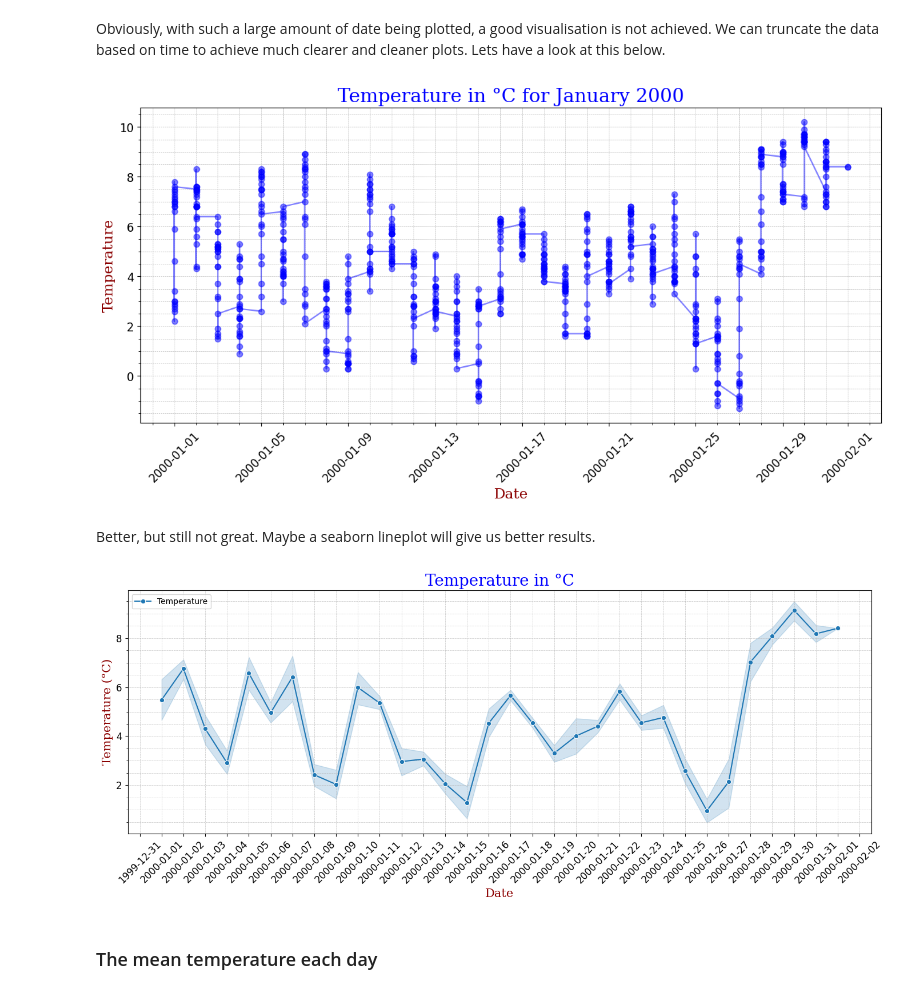
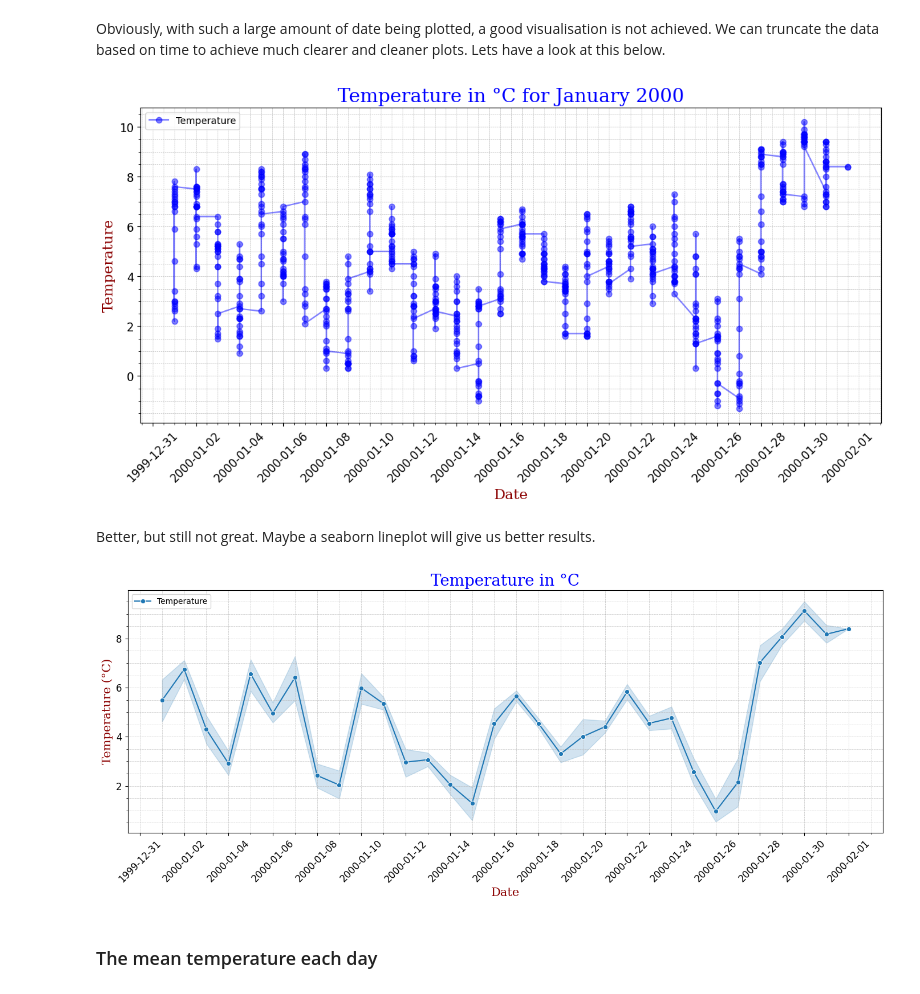
Before and after one commit to MikeCurleyCoosan/PFDA, a Jupyter notebook: PFDA_assignments/assignment06_weather.ipynb, the cells around one changed output. Saved outputs shown, nothing was run; the diff lists cells and outputs as text; code cells hidden in the pictures.

Commit message:
tidying up plots in assignment06_weather.ipynb

```diff
--- a/PFDA_assignments/assignment06_weather.ipynb
+++ b/PFDA_assignments/assignment06_weather.ipynb
@@ -154,9 +160,11 @@ Lets have a look at this below.
 #Set the Date/Time column as the index of the dataframe. This will allow us to perform time series analysis on the data
 df.set_index('Date/Time (utc)', inplace=True)
 
+#Set the start and finish date
 dateFrom = "2000-01-01 01:00:00"
 dateTo = "2000-02-01 01:00:00"
 
+#Truncate the data based on these dates
 truncatedDF = df.loc[dateFrom:dateTo]
 
 #Plot the temperature data
@@ -169,53 +177,67 @@ colors = ['blue', 'green', 'red']
 font1 = {'family':'serif','color':'blue','size':20}
 font2 = {'family':'serif','color':'darkred','size':15}
 
+#Plot the temperature vs time for this data
+ax.plot(truncatedDF['Date_only'], truncatedDF['Temperature (°C)'], color='blue', alpha=0.5, marker="o")
+#Set the title
+ax.set_title('Temperature in °C for January 2000', fontdict = font1)
+#Set the labels
+ax.set_xlabel('Date' , fontdict = font2)
+ax.set_ylabel('Temperature', fontdict = font2)
 
-ax.plot(truncatedDF['Date_only'], truncatedDF['Temperature (°C)'], color='blue', alpha=0.5, marker="o")
-ax.set_title('Temperature in °C for January 2000', fontdict = font1)
-ax.set_xlabel('Date' , fontdict = font2)
-ax.set_ylabel('Temperature', fontdict = font2);
+#Set up the x-axis so the major locators are every 2nd day and minor locators every day.
+ax.xaxis.set_major_locator(mdate.DayLocator(interval=2))
+ax.xaxis.set_major_formatter(mdate.DateFormatter('%Y-%m-%d'))
+ax.xaxis.set_minor_locator(mdate.DayLocator())
+
+
+plt.legend(['Temperature'], loc='upper left')
+#Plot a grid
 ax.grid(True, which='both', linestyle='--', linewidth=0.4)
+#Add ticks to the plot
 plt.xticks(fontsize=12, rotation=45)
 plt.yticks(fontsize=12)
 ax.minorticks_on()
 # %% [output]
-[figure, old version]
+[figure, new version]
 # %% [markdown]
 Better, but still not great. Maybe a seaborn lineplot will give us better results.
 # %%
+#Set up the plot size. Plot the temperature data
 fig, ax = plt.subplots(figsize=(14, 6))
 
 #Set the colors for the pie chart.
 colors = ['blue', 'green', 'red']
 
 #Set the font for the x and y axis labels and the title
 font1 = {'family':'serif','color':'blue','size':20}
 font2 = {'family':'serif','color':'darkred','size':15}
 
-
+#Plot the data using a seaborn lineplot
 sns.lineplot(data=truncatedDF, x='Date_only', y='Temperature (°C)', marker='o')
+#Set the title
 plt.title('Temperature in °C', fontdict=font1)
 plt.xlabel('Date', fontdict=font2)
 plt.ylabel('Temperature (°C)', fontdict=font2)
 plt.grid(True, which='both', linestyle='--', linewidth=0.4)
 plt.xticks(fontsize=12, rotation=45)
 plt.yticks(fontsize=12)
 
-# Customize x-axis ticks and labels
-ax = plt.gca()
-ax.xaxis.set_major_locator(mdate.DayLocator(interval=1))  # Set major ticks to every day
-ax.xaxis.set_major_formatter(mdate.DateFormatter('%Y-%m-%d'))  # Format the ticks to show date only
+
+# Set the major locator to every second day
+ax.xaxis.set_major_locator(mdate.DayLocator(interval=2))
+ax.xaxis.set_major_formatter(mdate.DateFormatter('%Y-%m-%d'))
 ax.xaxis.set_minor_locator(mdate.DayLocator())
 
 # Add minor ticks on y-axis
 ax.yaxis.set_minor_locator(AutoMinorLocator())
 
 plt.legend(['Temperature'], loc='upper left')
 # Adjust layout to fit labels
 plt.tight_layout()
 plt.show()
 # %% [output]
-[figure, old version]
+[figure, new version]
 # %% [markdown]
 ### The mean temperature each day
 # %%
```
Also changed, not shown: parts of 9 cells of this notebook.
